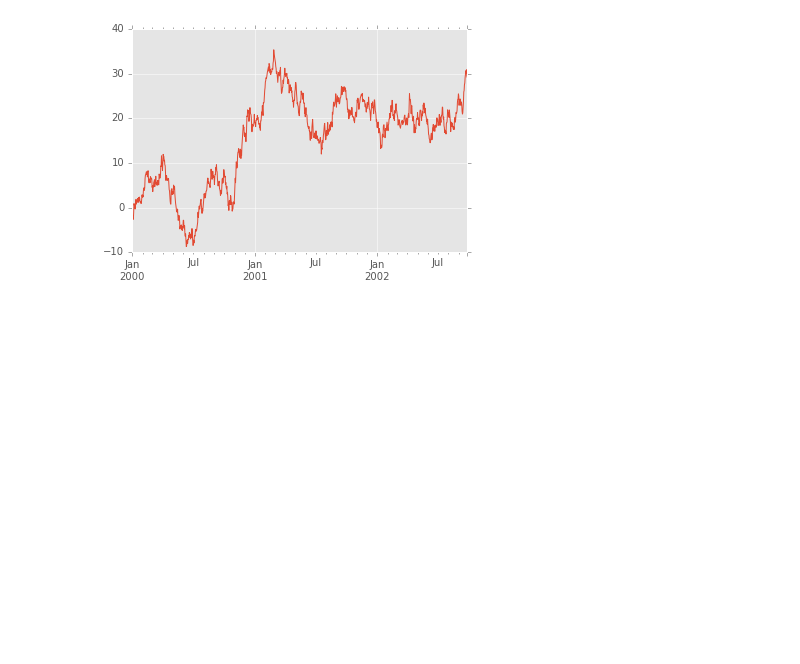
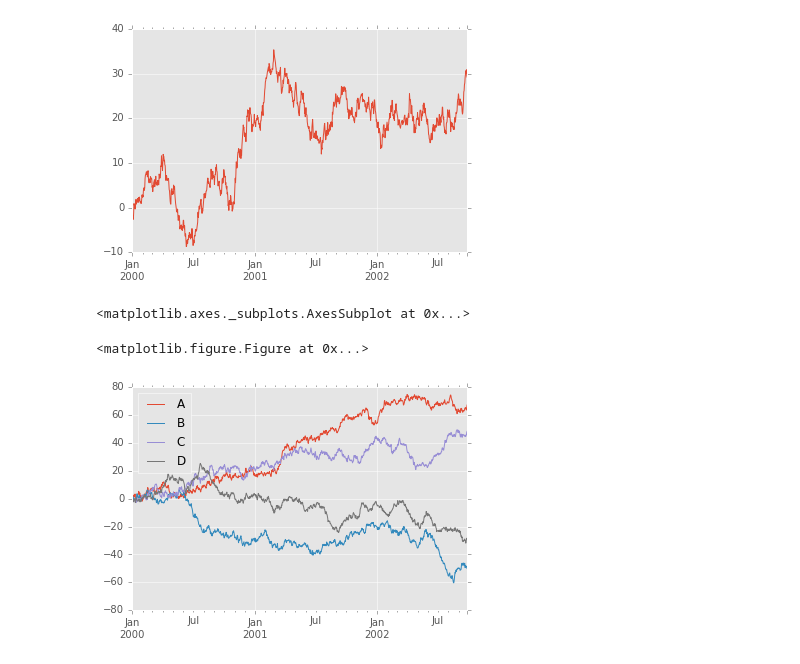
Before and after one commit to nnnnishi/matplotlib-visualization, a Jupyter notebook: line_charts/line_charts.ipynb, the cells around one changed output. Saved outputs shown, nothing was run; the diff lists cells and outputs as text; code cells hidden in the pictures; blank space fills up the shorter version.

Commit message:
change charts

```diff
--- a/line_charts/line_charts.ipynb
+++ b/line_charts/line_charts.ipynb
@@ -19,3 +19,10 @@ ts.plot()
 df = pd.DataFrame(np.random.randn(1000, 4), index=ts.index, columns=list('ABCD'))
 # %%
 df = df.cumsum()
+# %%
+plt.figure()
+df.plot()
+# %% [output]
+<matplotlib.axes._subplots.AxesSubplot at 0x...>
+<matplotlib.figure.Figure at 0x...>
+[figure, added]
```
Also changed, not shown: 1 other file.
